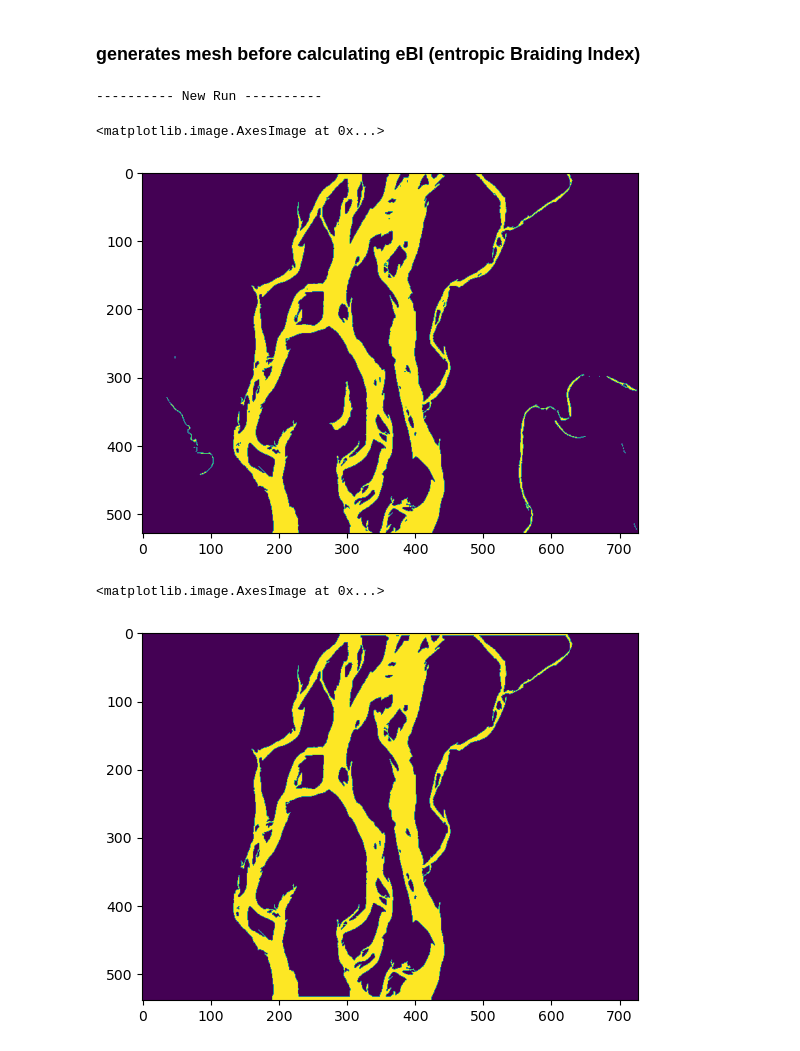
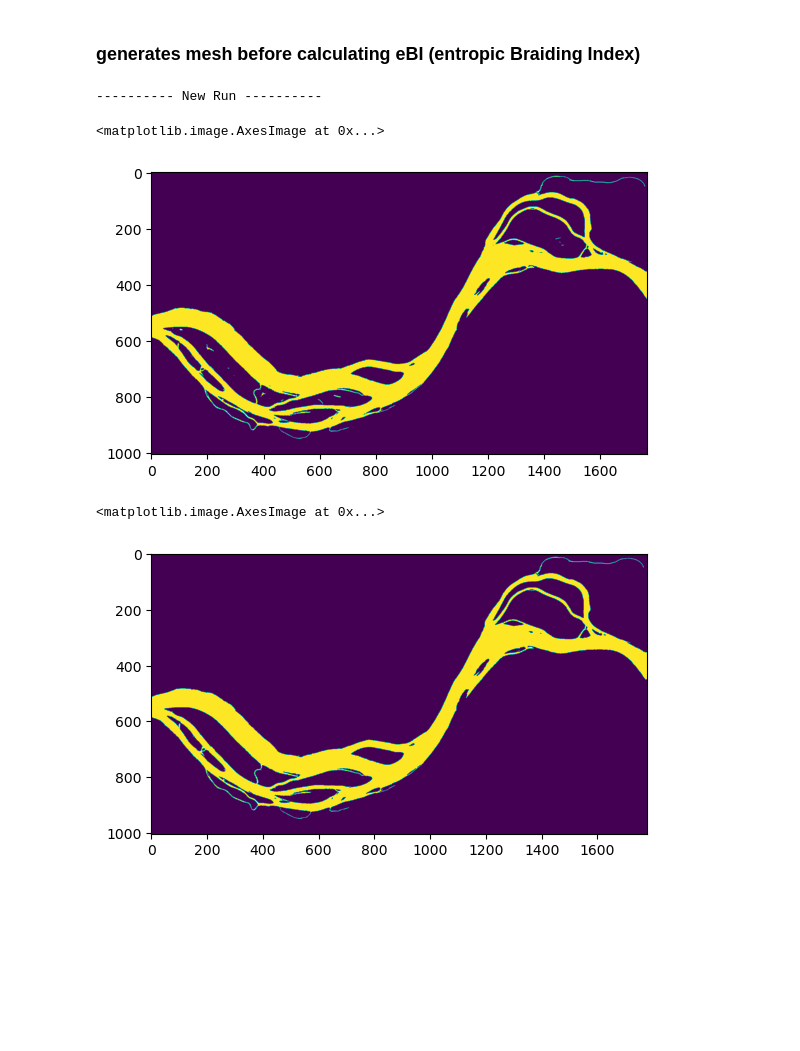
Before and after one commit to feifeixzhao/eBIcalculator, a Jupyter notebook: mesh_maker.ipynb, the cells around one changed output. Cells and saved outputs as stored; diff of their text form; code cells hidden in the pictures; blank space fills up the shorter version.

```diff
--- a/mesh_maker.ipynb
+++ b/mesh_maker.ipynb
@@ -61,20 +61,20 @@ All images processed.
 ### generates mesh before calculating eBI (entropic Braiding Index)
 # %%
 # Define the path to the georeferenced binary image.
-mask_path = r'C:\Users\Feifei\PHD\Landsat_watermasks\ebi_results\Brahmaputra_Bahadurabad\Brahmaputra_cropped.tif'
+mask_path = r'C:\Users\Feifei\PHD\Landsat_watermasks\ebi_results\Aladan_VerkhoyanskiyPerevoz\Aladan_cropped.tif'
 # Results will be saved with this name
-name = 'Brahmaputra'
+name = 'Aladan'
 # Where to store RivGraph-generated geotiff and geovector files.
-results_folder = r'C:\Users\Feifei\PHD\Landsat_watermasks\ebi_results\Brahmaputra_Bahadurabad\rivgraph'
+results_folder = r'C:\Users\Feifei\PHD\Landsat_watermasks\ebi_results\Aladan_VerkhoyanskiyPerevoz\rivgraph'
 # Set the exit sides of the river relative to the image.
-es = 'NS' # The first character is the upstream side
+es = 'EW' # The first character is the upstream side
 # Boot up the river class! We set verbose=True to see progress of processing.
 River = river(name, mask_path, results_folder, exit_sides=es, verbose=True)
 plt.imshow(River.Imask)
 # %% [output]
 ---------- New Run ----------
 <matplotlib.image.AxesImage at 0x...>
-[figure, old version]
+[figure, new version]
 # %%
 # Remove isolated water bodies, pad river
 River.Imask= iu.largest_blobs(River.Imask, nlargest=1, action='keep')
@@ -85,7 +85,7 @@ River.Imask, pads = m2g.cap_river_im(River.Imask, es, capsize=5)
 plt.imshow(River.Imask)
 # %% [output]
 <matplotlib.image.AxesImage at 0x...>
-[figure, old version]
+[figure, new version]
 # %%
 from rivgraph.ordered_set import OrderedSet
 
```
Also changed, not shown: parts of 3 cells of this notebook, 2 other files.
